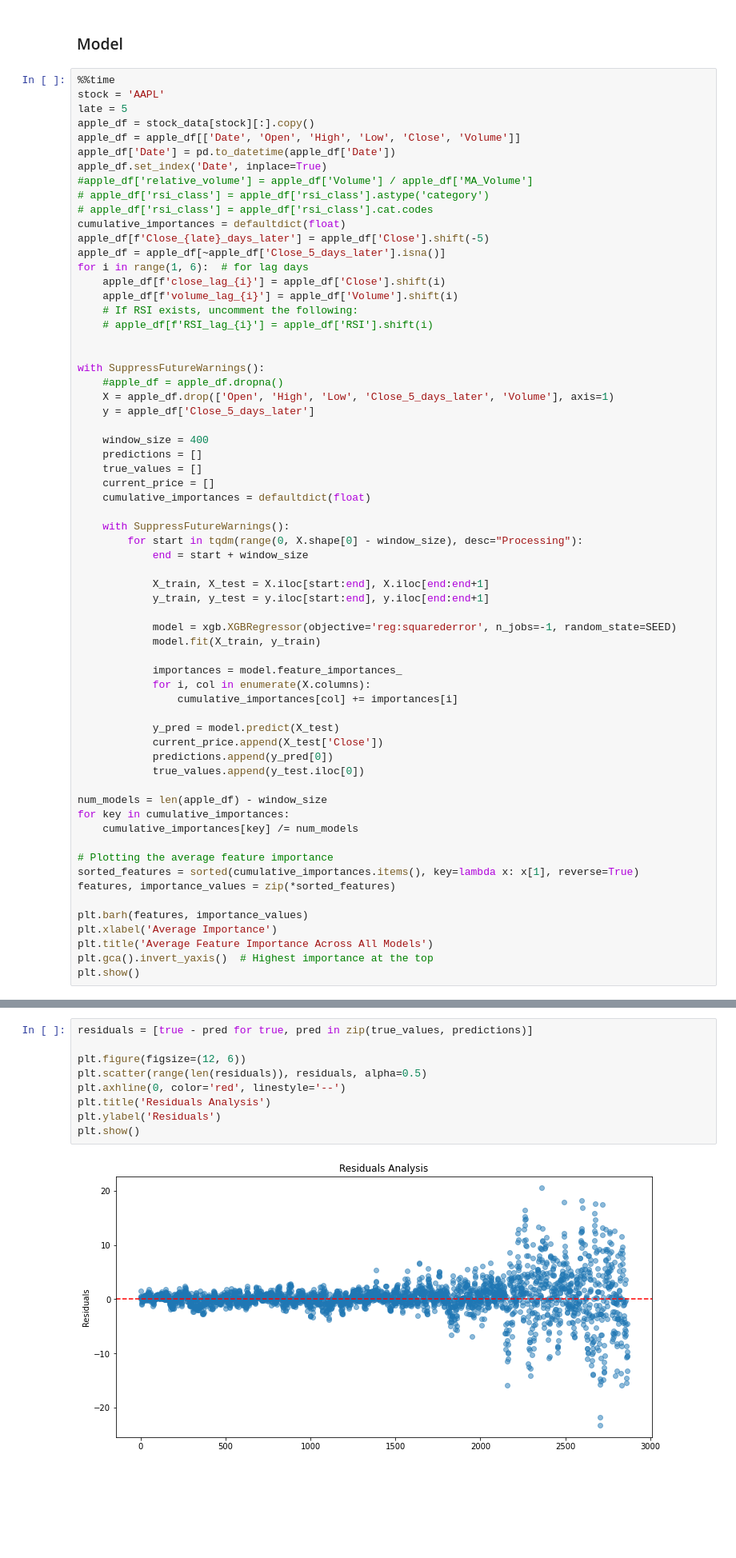
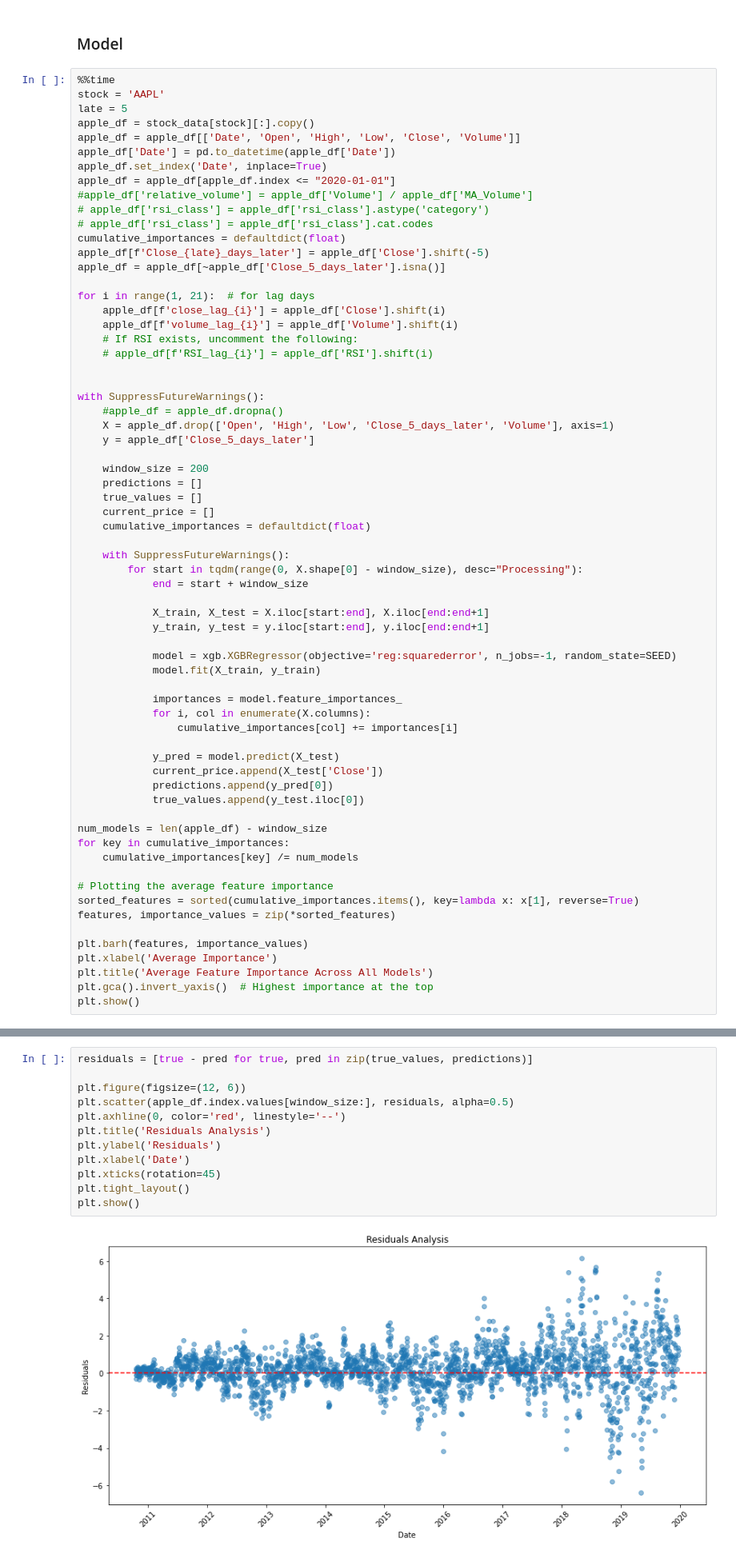
Before and after one commit to howie-zeng/Analyzing-Retail-Sentiment-and-Detecting-Trading-Signals, a Jupyter notebook: Stock_Analysis_Prediction/Stock/model_signal.ipynb, the cells around one changed output, grey strips where cells are left out. Shown at 80% size. Saved outputs shown, nothing was run; the diff lists cells and outputs as text; blank space fills up the shorter version.

```diff
--- a/Stock_Analysis_Prediction/Stock/model_signal.ipynb
+++ b/Stock_Analysis_Prediction/Stock/model_signal.ipynb
@@ -72,13 +72,15 @@ apple_df = stock_data[stock][:].copy()
 apple_df = apple_df[['Date', 'Open', 'High', 'Low', 'Close', 'Volume']]
 apple_df['Date'] = pd.to_datetime(apple_df['Date'])
 apple_df.set_index('Date', inplace=True)
+apple_df = apple_df[apple_df.index <= "2020-01-01"]
 #apple_df['relative_volume'] = apple_df['Volume'] / apple_df['MA_Volume']
 # apple_df['rsi_class'] = apple_df['rsi_class'].astype('category')
 # apple_df['rsi_class'] = apple_df['rsi_class'].cat.codes
 cumulative_importances = defaultdict(float)
 apple_df[f'Close_{late}_days_later'] = apple_df['Close'].shift(-5)
 apple_df = apple_df[~apple_df['Close_5_days_later'].isna()]
-for i in range(1, 6):  # for lag days
+
+for i in range(1, 21):  # for lag days
     apple_df[f'close_lag_{i}'] = apple_df['Close'].shift(i)
     apple_df[f'volume_lag_{i}'] = apple_df['Volume'].shift(i)
     # If RSI exists, uncomment the following:
@@ -90,7 +92,7 @@ with SuppressFutureWarnings():
     X = apple_df.drop(['Open', 'High', 'Low', 'Close_5_days_later', 'Volume'], axis=1)
     y = apple_df['Close_5_days_later']
 
-    window_size = 400
+    window_size = 200
     predictions = []
     true_values = []
     current_price = []
@@ -169,14 +175,17 @@ plt.show()
 # %%
 residuals = [true - pred for true, pred in zip(true_values, predictions)]
 
 plt.figure(figsize=(12, 6))
-plt.scatter(range(len(residuals)), residuals, alpha=0.5)
+plt.scatter(apple_df.index.values[window_size:], residuals, alpha=0.5)
 plt.axhline(0, color='red', linestyle='--')
 plt.title('Residuals Analysis')
 plt.ylabel('Residuals')
+plt.xlabel('Date')
+plt.xticks(rotation=45)
+plt.tight_layout()
 plt.show()
 # %% [output]
-[figure, old version]
+[figure, new version]
 # %%
 apple_df.loc[apple_df.index[window_size:], 'predictions'] = predictions
 apple_df.loc[apple_df.index[window_size:], 'prediction_return'] = (apple_df['predictions'] - apple_df['Close']) / apple_df['Close']
```
Also changed, not shown: parts of 8 cells of this notebook, 1 other file.
